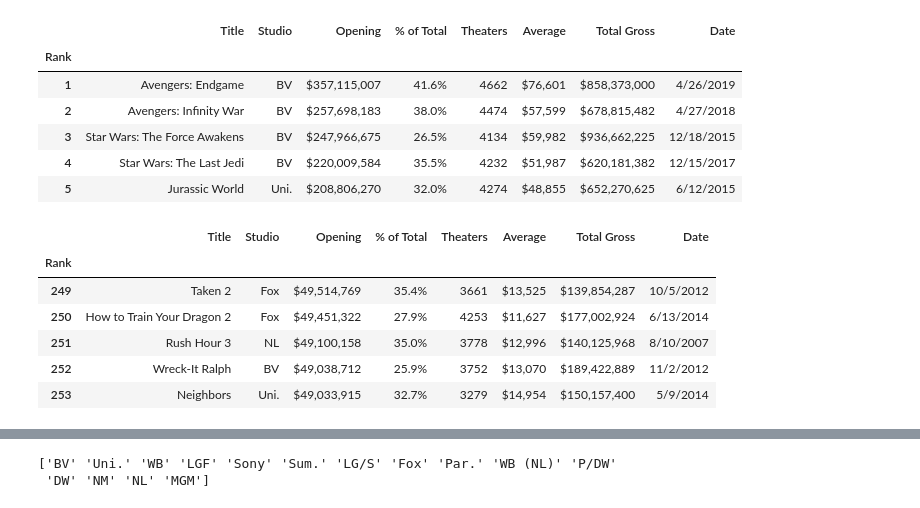
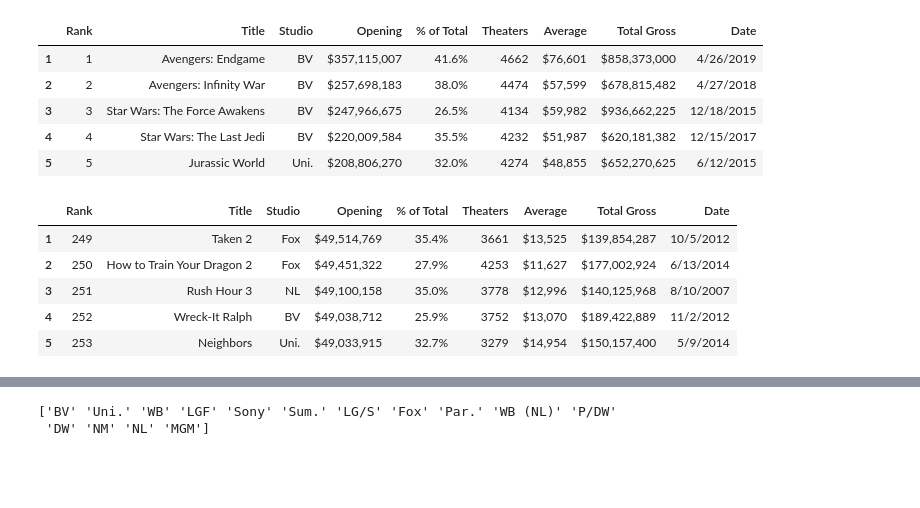
Before and after one commit to hpolowczyk/light_camera_data, a Jupyter notebook: OMDB.ipynb, the cells around one changed output, grey strips where cells are left out. Cells and saved outputs as stored; diff of their text form; code cells hidden in the pictures; blank space fills up the shorter version.

```diff
--- a/OMDB.ipynb
+++ b/OMDB.ipynb
@@ -10,25 +10,24 @@ url = 'https://www.boxofficemojo.com/alltime/weekends/?pagenum=m50&sort=opengros
 # %%
 tables = pd.read_html(url)
 
 #Tables is a list of all the tables on the page, the required dataframe is stored in index 3
 df = tables[3]
 
 df.columns = ['Rank', 'Title', 'Studio', 'Opening', '% of Total', 'Theaters', 'Average', 'Total Gross', 'Date']
 
 #Clean up title that's an extra row
 df = df.iloc[1:]
 
-df.set_index('Rank', inplace=True)
+#df.set_index('Rank', inplace=True)
 
 df.head()
 # %% [output]
-|  | Title | Studio | Opening | % of Total | Theaters | Average | Total Gross | Date |
-| Rank |  |  |  |  |  |  |  |  |
-| 1 | Avengers: Endgame | BV | $357,115,007 | 41.6% | 4662 | $76,601 | $858,373,000 | 4/26/2019 |
-| 2 | Avengers: Infinity War | BV | $257,698,183 | 38.0% | 4474 | $57,599 | $678,815,482 | 4/27/2018 |
-| 3 | Star Wars: The Force Awakens | BV | $247,966,675 | 26.5% | 4134 | $59,982 | $936,662,225 | 12/18/2015 |
-| 4 | Star Wars: The Last Jedi | BV | $220,009,584 | 35.5% | 4232 | $51,987 | $620,181,382 | 12/15/2017 |
-| 5 | Jurassic World | Uni. | $208,806,270 | 32.0% | 4274 | $48,855 | $652,270,625 | 6/12/2015 |
+|  | Rank | Title | Studio | Opening | % of Total | Theaters | Average | Total Gross | Date |
+| 1 | 1 | Avengers: Endgame | BV | $357,115,007 | 41.6% | 4662 | $76,601 | $858,373,000 | 4/26/2019 |
+| 2 | 2 | Avengers: Infinity War | BV | $257,698,183 | 38.0% | 4474 | $57,599 | $678,815,482 | 4/27/2018 |
+| 3 | 3 | Star Wars: The Force Awakens | BV | $247,966,675 | 26.5% | 4134 | $59,982 | $936,662,225 | 12/18/2015 |
+| 4 | 4 | Star Wars: The Last Jedi | BV | $220,009,584 | 35.5% | 4232 | $51,987 | $620,181,382 | 12/15/2017 |
+| 5 | 5 | Jurassic World | Uni. | $208,806,270 | 32.0% | 4274 | $48,855 | $652,270,625 | 6/12/2015 |
 # %%
 # Tab -  $40 - 50M, has the remaining data
 url2 = 'https://www.boxofficemojo.com/alltime/weekends/?pagenum=m4050&sort=opengross&p=.htm&order=DESC'
@@ -43,7 +42,7 @@ df2.columns = ['Rank', 'Title', 'Studio', 'Opening', '% of Total', 'Theaters', '
 #Clean up title that's an extra row
 df2 = df2.iloc[1:]
 
-df2.set_index('Rank', inplace=True)
+#df2.set_index('Rank', inplace=True)
 
 #Replace abbreviated studio names with actual Studio names
 #print(df['Studio'].unique())
@@ -53,13 +52,12 @@ df2.set_index('Rank', inplace=True)
 
 df2.head()
 # %% [output]
-|  | Title | Studio | Opening | % of Total | Theaters | Average | Total Gross | Date |
-| Rank |  |  |  |  |  |  |  |  |
-| 249 | Taken 2 | Fox | $49,514,769 | 35.4% | 3661 | $13,525 | $139,854,287 | 10/5/2012 |
-| 250 | How to Train Your Dragon 2 | Fox | $49,451,322 | 27.9% | 4253 | $11,627 | $177,002,924 | 6/13/2014 |
-| 251 | Rush Hour 3 | NL | $49,100,158 | 35.0% | 3778 | $12,996 | $140,125,968 | 8/10/2007 |
-| 252 | Wreck-It Ralph | BV | $49,038,712 | 25.9% | 3752 | $13,070 | $189,422,889 | 11/2/2012 |
-| 253 | Neighbors | Uni. | $49,033,915 | 32.7% | 3279 | $14,954 | $150,157,400 | 5/9/2014 |
+|  | Rank | Title | Studio | Opening | % of Total | Theaters | Average | Total Gross | Date |
+| 1 | 249 | Taken 2 | Fox | $49,514,769 | 35.4% | 3661 | $13,525 | $139,854,287 | 10/5/2012 |
+| 2 | 250 | How to Train Your Dragon 2 | Fox | $49,451,322 | 27.9% | 4253 | $11,627 | $177,002,924 | 6/13/2014 |
+| 3 | 251 | Rush Hour 3 | NL | $49,100,158 | 35.0% | 3778 | $12,996 | $140,125,968 | 8/10/2007 |
+| 4 | 252 | Wreck-It Ralph | BV | $49,038,712 | 25.9% | 3752 | $13,070 | $189,422,889 | 11/2/2012 |
+| 5 | 253 | Neighbors | Uni. | $49,033,915 | 32.7% | 3279 | $14,954 | $150,157,400 | 5/9/2014 |
 # %%
 
 boxOffice_df = pd.concat([df,df2])
```
Also changed, not shown: parts of 11 cells of this notebook, 4 other files.
